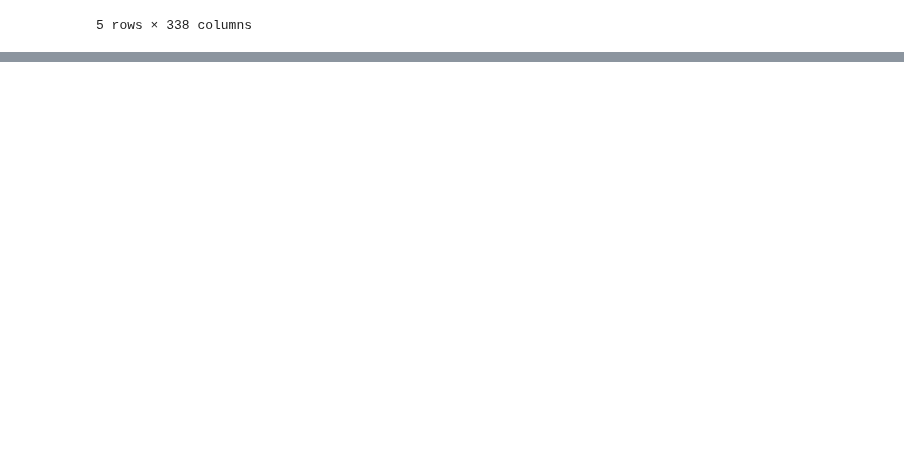
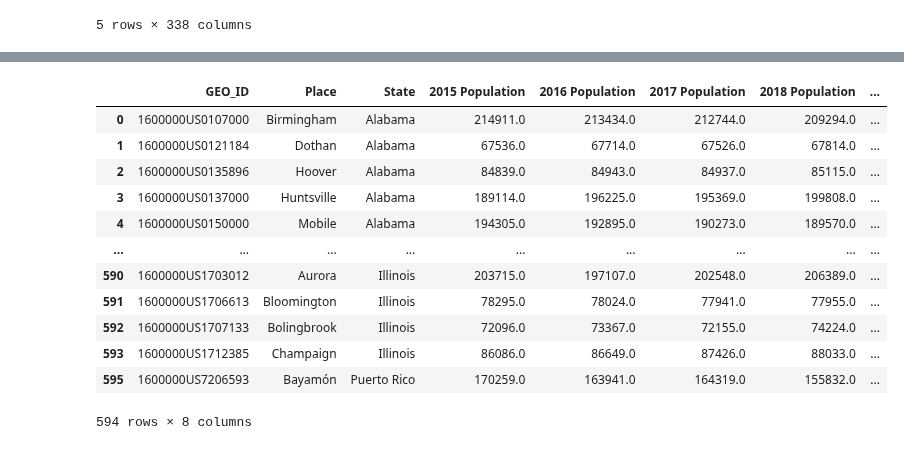
Before and after one commit to szerpa17/fatal-police-shootings, a Jupyter notebook: DataExploration.ipynb, the cells around one changed output, grey strips where cells are left out. Saved outputs shown, nothing was run; the diff lists cells and outputs as text; code cells hidden in the pictures; blank space fills up the shorter version.

```diff
--- a/DataExploration.ipynb
+++ b/DataExploration.ipynb
@@ -141 +154,19 @@ State              object
 dtype: object
+# %%
+# Identify the average population over the four year period
+clean_df['Average'] = clean_df.iloc[:, [3, 4, 5, 6]].mean(axis=1)
+clean_df
+# %% [output]
+|  | GEO_ID | Place | State | 2015 Population | 2016 Population | 2017 Population | 2018 Population | ... |
+| 0 | 1600000US0107000 | Birmingham | Alabama | 214911.0 | 213434.0 | 212744.0 | 209294.0 | ... |
+| 1 | 1600000US0121184 | Dothan | Alabama | 67536.0 | 67714.0 | 67526.0 | 67814.0 | ... |
+| 2 | 1600000US0135896 | Hoover | Alabama | 84839.0 | 84943.0 | 84937.0 | 85115.0 | ... |
+| 3 | 1600000US0137000 | Huntsville | Alabama | 189114.0 | 196225.0 | 195369.0 | 199808.0 | ... |
+| 4 | 1600000US0150000 | Mobile | Alabama | 194305.0 | 192895.0 | 190273.0 | 189570.0 | ... |
+| ... | ... | ... | ... | ... | ... | ... | ... | ... |
+| 590 | 1600000US1703012 | Aurora | Illinois | 203715.0 | 197107.0 | 202548.0 | 206389.0 | ... |
+| 591 | 1600000US1706613 | Bloomington | Illinois | 78295.0 | 78024.0 | 77941.0 | 77955.0 | ... |
+| 592 | 1600000US1707133 | Bolingbrook | Illinois | 72096.0 | 73367.0 | 72155.0 | 74224.0 | ... |
+| 593 | 1600000US1712385 | Champaign | Illinois | 86086.0 | 86649.0 | 87426.0 | 88033.0 | ... |
+| 595 | 1600000US7206593 | Bayamón | Puerto Rico | 170259.0 | 163941.0 | 164319.0 | 155832.0 | ... |
+594 rows × 8 columns
```
Also changed, not shown: parts of 10 cells of this notebook.
